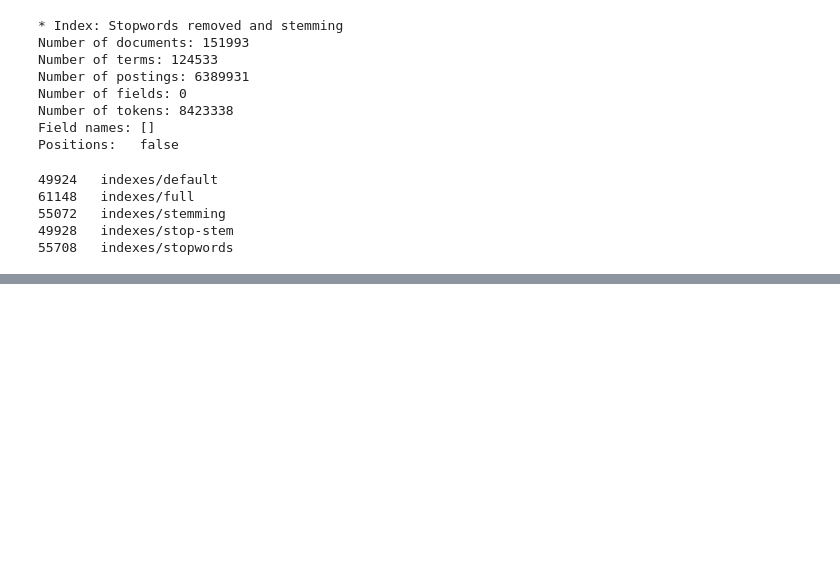
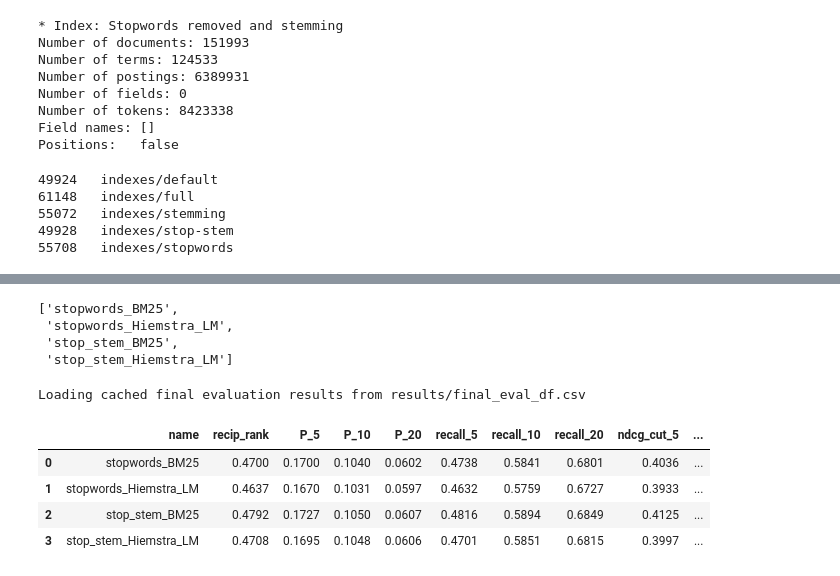
Before and after one commit to Legenden84/search-engines, a Jupyter notebook: notebooks/se_project.ipynb, the cells around one changed output, grey strips where cells are left out. Saved outputs shown, nothing was run; the diff lists cells and outputs as text; code cells hidden in the pictures; blank space fills up the shorter version.

```diff
--- a/notebooks/se_project.ipynb
+++ b/notebooks/se_project.ipynb
@@ -828,0 +1059,63 @@ len(np.nonzero(freq_term_doc)[0]) == indexStats.numberOfPointers
+# %%
+report_models = []
+report_model_names = []
+report_model_configs = {}
+
+for index_name, model_dict in best_models.items():
+    for model_name, info in model_dict.items():
+        safe_model_name = f"{index_name}_{model_name}"
+
+        report_models.append(info["model"])
+        report_model_names.append(safe_model_name)
+
+        report_model_configs[safe_model_name] = {
+            "index": index_name,
+            "ranking_model": model_name,
+            "tuned_parameters": info["config"]
+        }
+
+report_model_names
+# %% [output]
+['stopwords_BM25',
+ 'stopwords_Hiemstra_LM',
+ 'stop_stem_BM25',
+ 'stop_stem_Hiemstra_LM']
+# %%
+trec_run_dir = Path("./results/trec_runs")
+trec_run_dir.mkdir(parents=True, exist_ok=True)
+
+final_eval_cache_path = Path("./results/final_eval_df.csv")
+
+if final_eval_cache_path.exists():
+    print(f"Loading cached final evaluation results from {final_eval_cache_path}")
+
+    final_eval_df = pd.read_csv(final_eval_cache_path)
+
+else:
+    print("No cached final evaluation results found. Running trec-eval evaluation...")
+
+    final_eval_df = pt.Experiment(
+        report_models,
+        train_queries,
+        train_qrels,
+        eval_metrics=REPORT_METRICS,
+        names=report_model_names,
+        save_dir=str(trec_run_dir),
+        save_mode="overwrite",
+        save_format="trec",
+        filter_by_qrels=True,
+        round=4
+    )
+
+    final_eval_df.to_csv(final_eval_cache_path, index=False)
+
+    print(f"Saved final evaluation results to {final_eval_cache_path}")
+
+final_eval_df
+# %% [output]
+Loading cached final evaluation results from results/final_eval_df.csv
+|  | name | recip_rank | P_5 | P_10 | P_20 | recall_5 | recall_10 | recall_20 | ndcg_cut_5 | ... |
+| 0 | stopwords_BM25 | 0.4700 | 0.1700 | 0.1040 | 0.0602 | 0.4738 | 0.5841 | 0.6801 | 0.4036 | ... |
+| 1 | stopwords_Hiemstra_LM | 0.4637 | 0.1670 | 0.1031 | 0.0597 | 0.4632 | 0.5759 | 0.6727 | 0.3933 | ... |
+| 2 | stop_stem_BM25 | 0.4792 | 0.1727 | 0.1050 | 0.0607 | 0.4816 | 0.5894 | 0.6849 | 0.4125 | ... |
+| 3 | stop_stem_Hiemstra_LM | 0.4708 | 0.1695 | 0.1048 | 0.0606 | 0.4701 | 0.5851 | 0.6815 | 0.3997 | ... |
```
Also changed, not shown: parts of 48 cells of this notebook, 2 other files.
